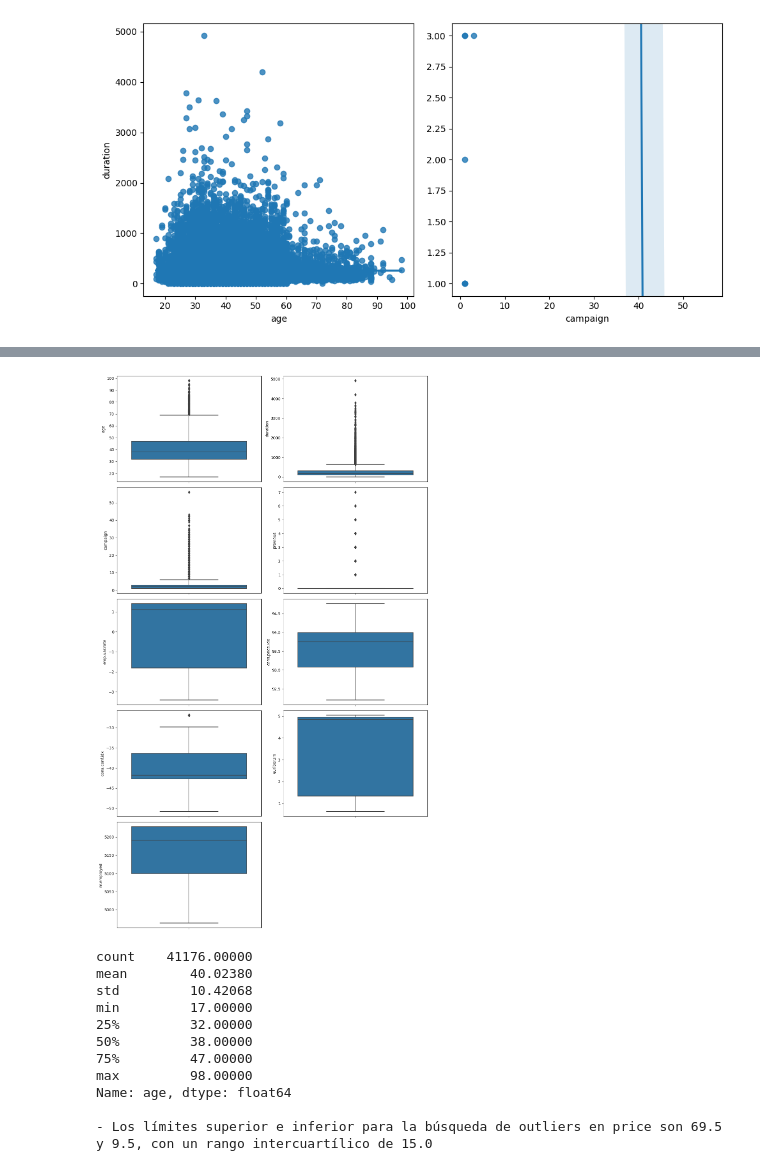
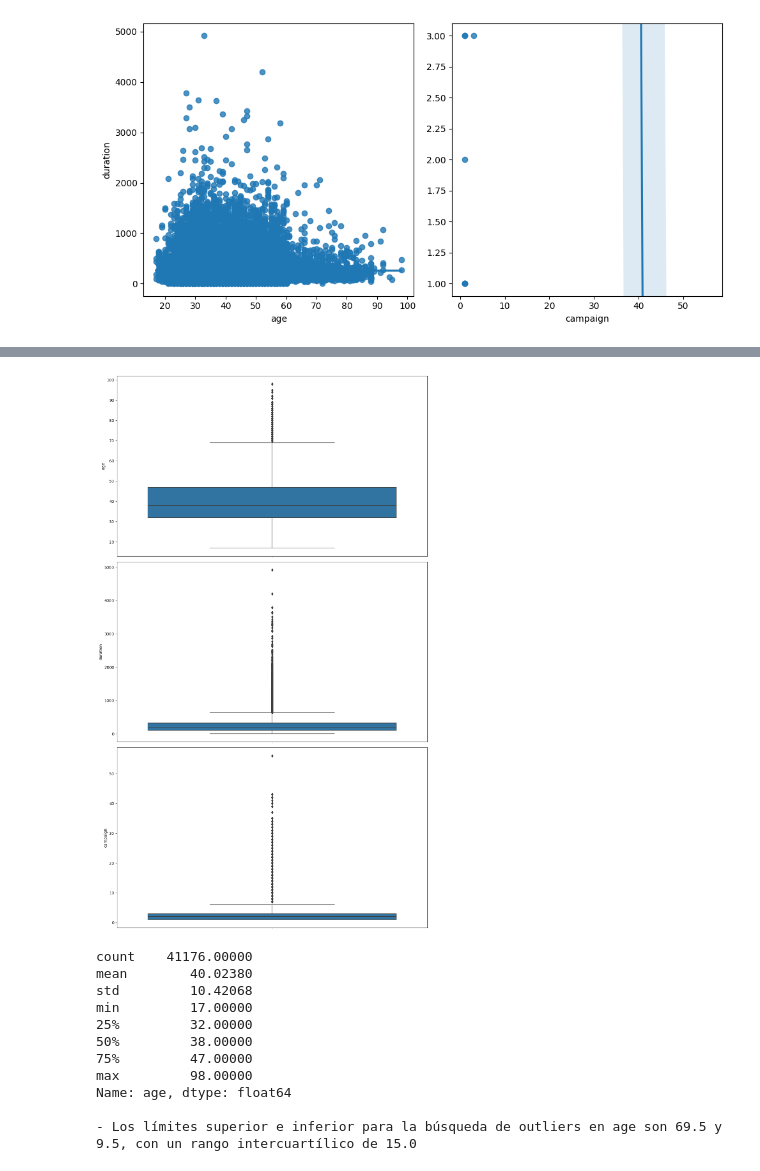
Before and after one commit to jaimed411/014-PROYECTO1-Regresion-Logistica, a Jupyter notebook: src/explore.ipynb, the cells around one changed output, grey strips where cells are left out. Saved outputs shown, nothing was run; the diff lists cells and outputs as text; code cells hidden in the pictures.

```diff
--- a/src/explore.ipynb
+++ b/src/explore.ipynb
@@ -79,3 +79,7 @@ dataframe.drop_duplicates(inplace = True)
 dataframe.duplicated().sum()
 # %% [output]
 0
+# %%
+#Eliminar información irrelevante
+dataframe.drop(["previous", "poutcome", "pdays", "emp.var.rate", "cons.price.idx", "cons.conf.idx", "euribor3m", "nr.employed"], axis = 1, inplace = True)
+dataframe.head()
@@ -315,27 +315,16 @@ dataframe.describe()
 # %%
 #Dibujar los diagramas de cajas de las variables
 
-fig, axes = plt.subplots(5, 2, figsize=(12, 20))
+fig, axes = plt.subplots(3, 1, figsize=(12, 20))
 
-sns.boxplot(ax=axes[0, 0], data=dataframe, y="age")
-sns.boxplot(ax=axes[0, 1], data=dataframe, y="duration")
-sns.boxplot(ax=axes[1, 0], data=dataframe, y="campaign")
-sns.boxplot(ax=axes[1, 1], data=dataframe, y="previous")
-sns.boxplot(ax=axes[2, 0], data=dataframe, y="emp.var.rate")
-sns.boxplot(ax=axes[2, 1], data=dataframe, y="cons.price.idx")
-sns.boxplot(ax=axes[3, 0], data=dataframe, y="cons.conf.idx")
-sns.boxplot(ax=axes[3, 1], data=dataframe, y="euribor3m")
-sns.boxplot(ax=axes[4, 0], data=dataframe, y="nr.employed")
-
-# Eliminar ejes vacíos
-fig.delaxes(axes[4, 1])
-
+sns.boxplot(ax=axes[0], data=dataframe, y="age")
+sns.boxplot(ax=axes[1], data=dataframe, y="duration")
+sns.boxplot(ax=axes[2], data=dataframe, y="campaign")
 
 plt.tight_layout()
-
 plt.show()
 # %% [output]
-[figure, old version]
+[figure, new version]
 # %%
 #eliminar outliers age
 
@@ -347,7 +336,7 @@ fare_iqr = age_stats["75%"] - age_stats["25%"]
 upper_limit = age_stats["75%"] + 1.5 * fare_iqr
 lower_limit = age_stats["25%"] - 1.5 * fare_iqr
 
-print(f"\n- Los límites superior e inferior para la búsqueda de outliers en price son {round(upper_limit, 2)} y {round(lower_limit, 2)}, con un rango intercuartílico de {round(fare_iqr, 2)}")
+print(f"\n- Los límites superior e inferior para la búsqueda de outliers en age son {round(upper_limit, 2)} y {round(lower_limit, 2)}, con un rango intercuartílico de {round(fare_iqr, 2)}")
 # %% [output]
 count    41176.00000
 mean        40.02380
@@ -359,7 +348,7 @@ min         17.00000
 max         98.00000
 Name: age, dtype: float64
 
-- Los límites superior e inferior para la búsqueda de outliers en price son 69.5 y 9.5, con un rango intercuartílico de 15.0
+- Los límites superior e inferior para la búsqueda de outliers en age son 69.5 y 9.5, con un rango intercuartílico de 15.0
 # %%
 #veamos cuántos valores representan ese valor extremo de X
 dataframe[dataframe["age"] > 70]
```
Also changed, not shown: parts of 19 cells of this notebook, 2 other files.
